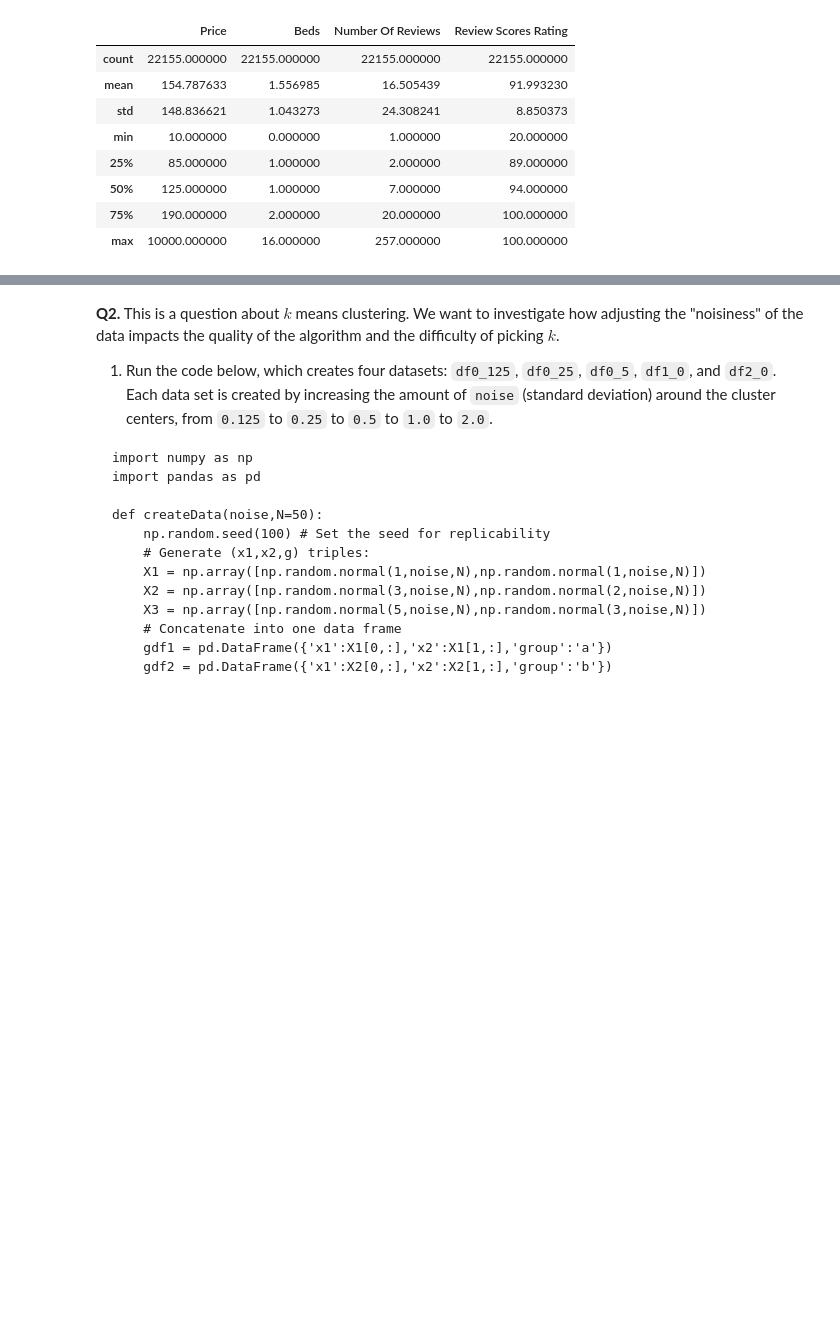
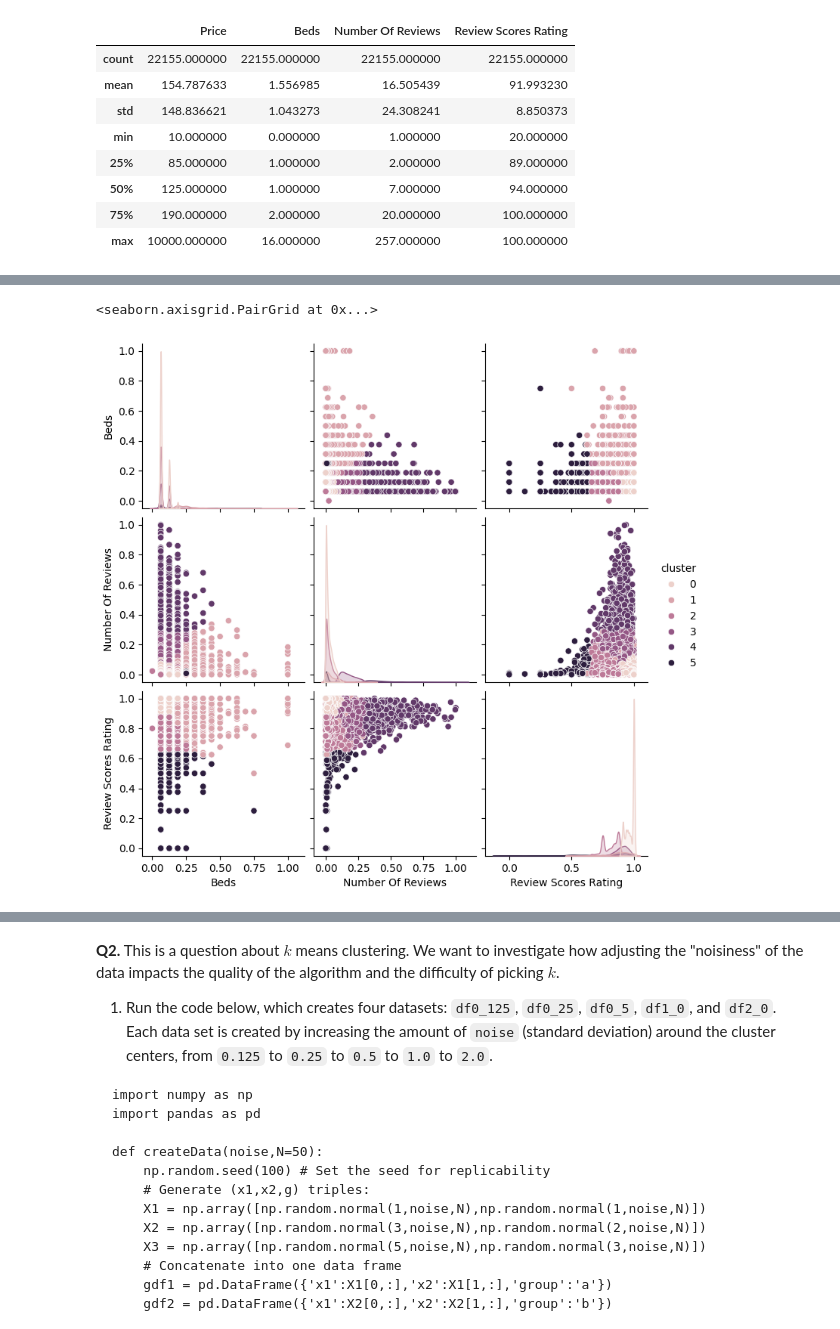
Before and after one commit to ElliotRoosevelt/kmc, a Jupyter notebook: assignment_kmc.ipynb, the cells around one changed output, grey strips where cells are left out. Cells and saved outputs as stored; diff of their text form; code cells hidden in the pictures; blank space fills up the shorter version.

```diff
--- a/assignment_kmc.ipynb
+++ b/assignment_kmc.ipynb
@@ -164,0 +209,5 @@ import seaborn as sns
+# %%
+sns.pairplot(data=Z,hue='cluster')
+# %% [output]
+<seaborn.axisgrid.PairGrid at 0x...>
+[figure, added]
```
Also changed, not shown: parts of 24 cells of this notebook.
